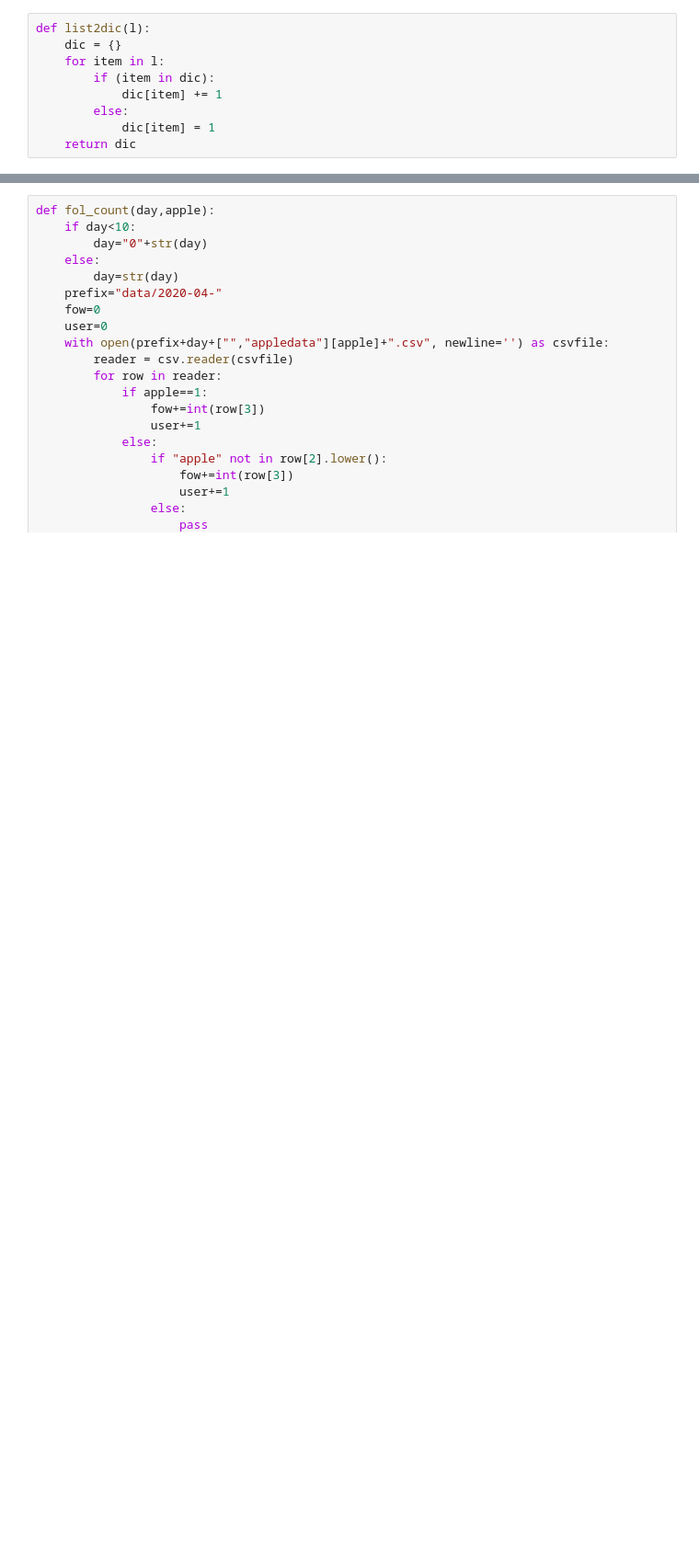
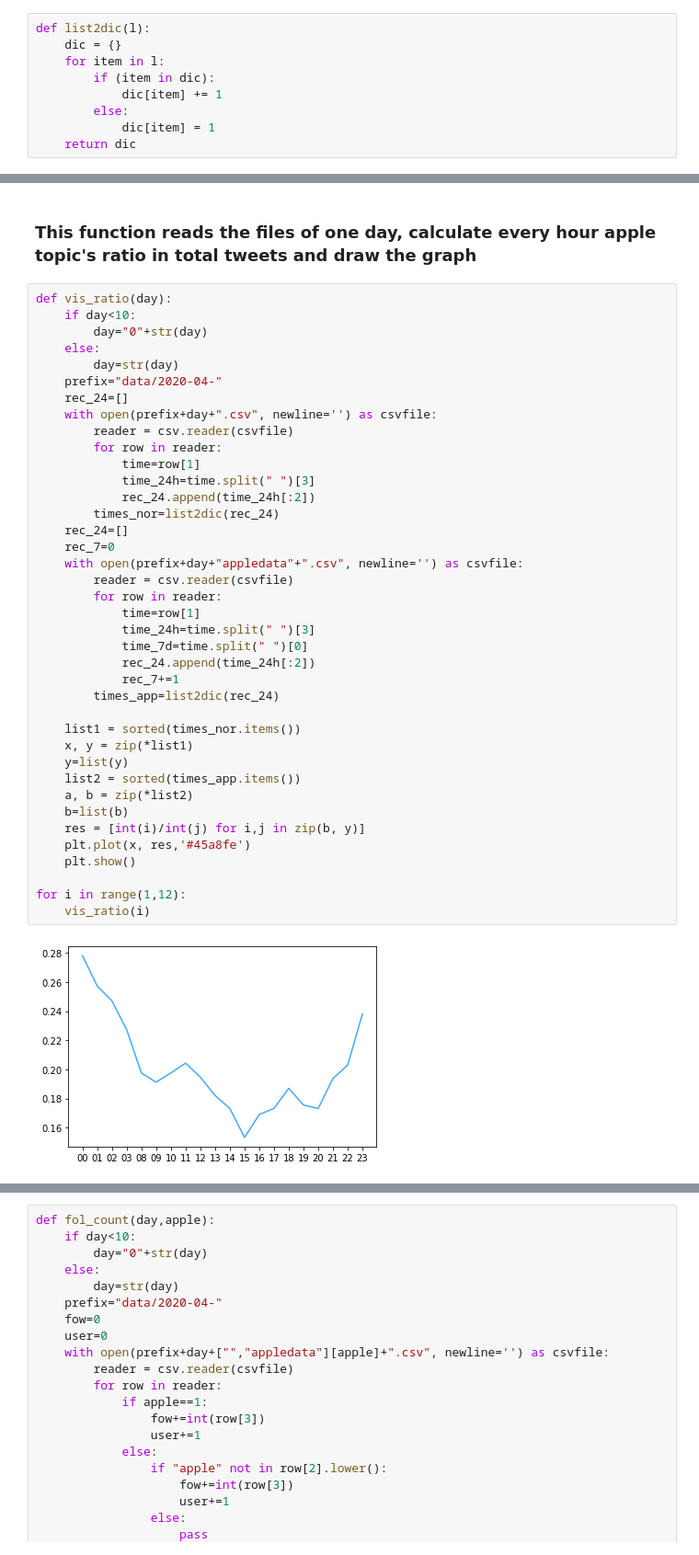
Before and after one commit to yukimuon/wadan, a Jupyter notebook: process_Inday.ipynb, the cells around one changed output, grey strips where cells are left out. Shown at 92% size. Drawn from its saved outputs; the diff is of its cells as text; blank space fills up the shorter version.

```diff
--- a/process_Inday.ipynb
+++ b/process_Inday.ipynb
@@ -92,0 +130,43 @@ for i in range(1,3):
+# %% [markdown]
+### This function reads the files of one day, calculate every hour apple topic's ratio in total tweets and draw the graph
+# %%
+def vis_ratio(day):
+    if day<10:
+        day="0"+str(day)
+    else:
+        day=str(day)
+    prefix="data/2020-04-"
+    rec_24=[]
+    with open(prefix+day+".csv", newline='') as csvfile:
+        reader = csv.reader(csvfile)
+        for row in reader:
+            time=row[1]
+            time_24h=time.split(" ")[3]
+            rec_24.append(time_24h[:2])
+        times_nor=list2dic(rec_24)
+    rec_24=[]
+    rec_7=0
+    with open(prefix+day+"appledata"+".csv", newline='') as csvfile:
+        reader = csv.reader(csvfile)
+        for row in reader:
+            time=row[1]
+            time_24h=time.split(" ")[3]
+            time_7d=time.split(" ")[0]
+            rec_24.append(time_24h[:2])
+            rec_7+=1
+        times_app=list2dic(rec_24)
+
+    list1 = sorted(times_nor.items())
+    x, y = zip(*list1)
+    y=list(y)
+    list2 = sorted(times_app.items())
+    a, b = zip(*list2)
+    b=list(b)
+    res = [int(i)/int(j) for i,j in zip(b, y)]
+    plt.plot(x, res,'#45a8fe')
+    plt.show()
+
+for i in range(1,12):
+    vis_ratio(i)
+# %% [output]
+[figure, added]
```
Also changed, not shown: parts of 18 cells of this notebook, 8 other files.
